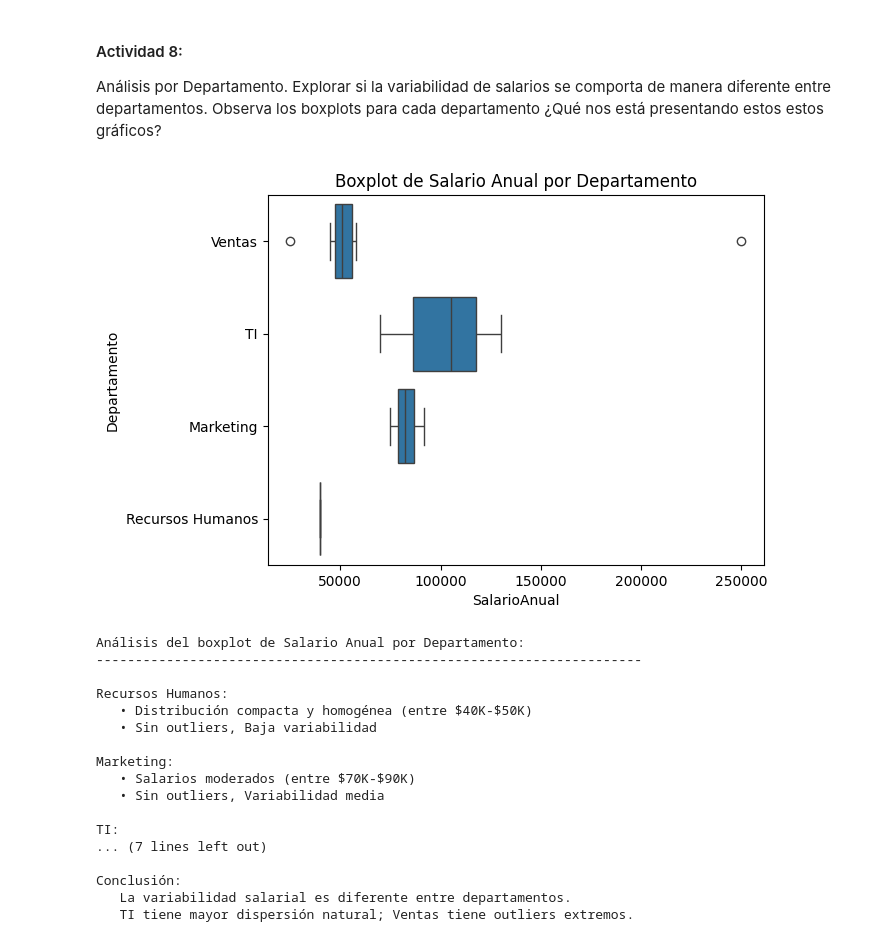
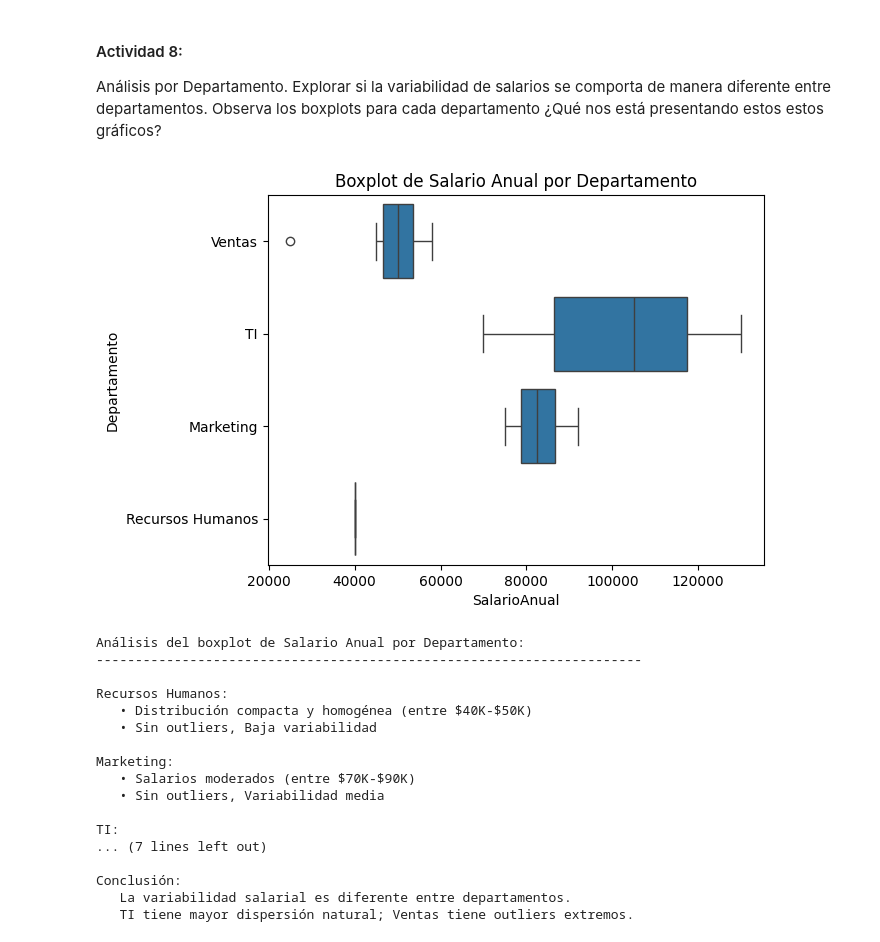
Before and after one commit to paulzamm/CB-Data-Foundation, a Jupyter notebook: src/Actividad_empleados_Sesion12.ipynb, the cells around one changed output. Drawn from its saved outputs; the diff is of its cells as text; code cells hidden in the pictures.

```diff
--- a/src/Actividad_empleados_Sesion12.ipynb
+++ b/src/Actividad_empleados_Sesion12.ipynb
@@ -268,35 +268,35 @@ Análisis de los cambios:
 
 Análisis por Departamento. Explorar si la variabilidad de salarios se comporta de manera diferente entre departamentos. Observa los boxplots para cada departamento ¿Qué nos está presentando estos estos gráficos?
 # %%
-sns.boxplot(data=df, x='SalarioAnual', y='Departamento')
+sns.boxplot(data=df_clean, x='SalarioAnual', y='Departamento')
 plt.title('Boxplot de Salario Anual por Departamento')
 plt.show()
 
 print("Análisis del boxplot de Salario Anual por Departamento:")
 print("-" * 70)
 
 print("\nRecursos Humanos:")
 print("   • Distribución compacta y homogénea (entre $40K-$50K)")
 print("   • Sin outliers, Baja variabilidad")
 
 print("\nMarketing:")
 print("   • Salarios moderados (entre $70K-$90K)")
 print("   • Sin outliers, Variabilidad media")
 
 print("\nTI:")
 print("   • Salarios más altos (entre $80K-$130K)")
 print("   • Mayor dispersión, Alta variabilidad por especialización")
 
 print("\nVentas:")
-print("   • 2 outliers: inferior (entre $35K) y superior (entre $250K)")
+print("   • 1 outlier: inferior (entre $25K)")
 print("   • El outlier superior distorsiona la distribución general")
 print("   • Mediana concentrada pero valores extremos")
 
 print("\nConclusión:")
 print("   La variabilidad salarial es diferente entre departamentos.")
 print("   TI tiene mayor dispersión natural; Ventas tiene outliers extremos.")
 # %% [output]
-[figure, old version]
+[figure, new version]
 Análisis del boxplot de Salario Anual por Departamento:
 ----------------------------------------------------------------------
 
```
Also changed, not shown: parts of 7 cells of this notebook, 5 other files.
